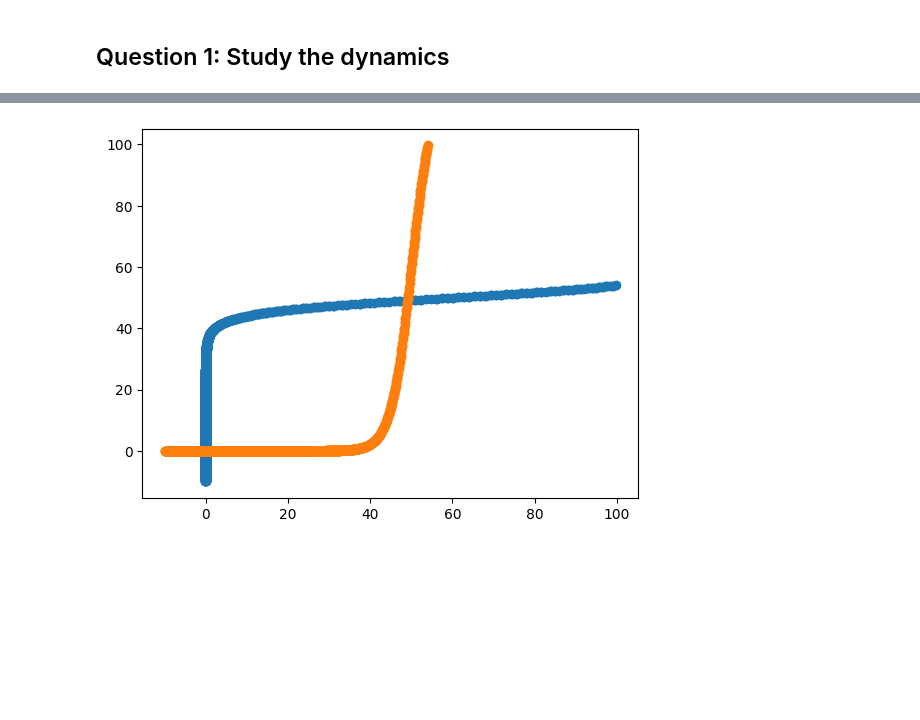
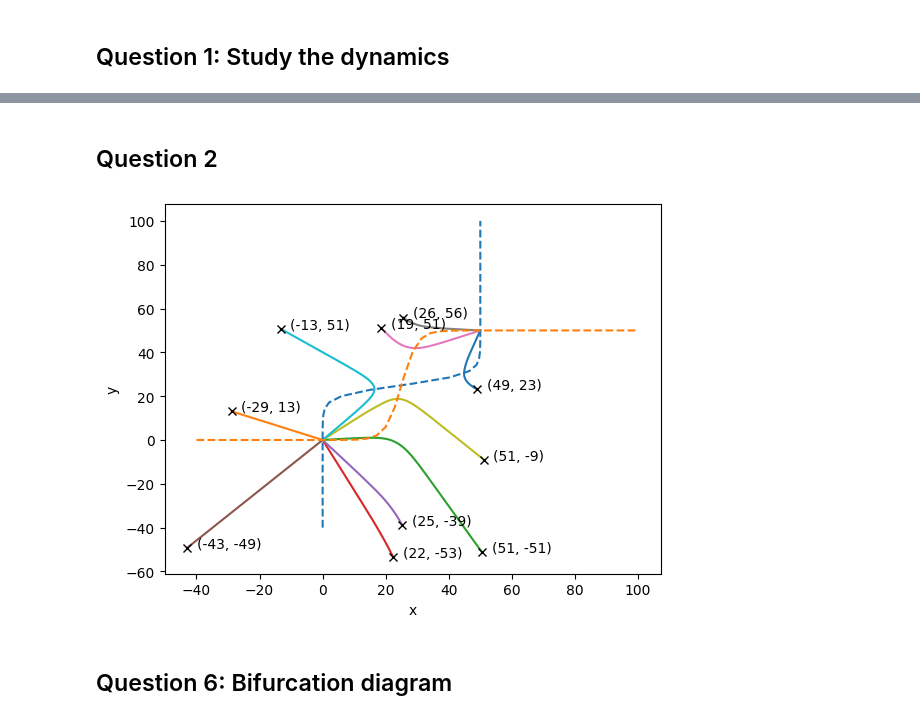
Before and after one commit to hgruniaux/NeuroScience, a Jupyter notebook: Set 3/homework3_part2.ipynb, the cells around one changed output, grey strips where cells are left out. Saved outputs shown, nothing was run; the diff lists cells and outputs as text; code cells hidden in the pictures; blank space fills up the shorter version.

```diff
--- a/Set 3/homework3_part2.ipynb
+++ b/Set 3/homework3_part2.ipynb
@@ -40,20 +51,31 @@ plt.show()
-# %%
-epsilon = 0.1
-N = 1000
-zeros1_x, zeros2_x = [], []
-zeros1_y, zeros2_y = [], []
-for x in np.linspace(-10, 100, num=N):
-    for y in np.linspace(-10, 100, num=N):
-        f1 = -x + activation_function(omega_2 * y + I)
-        f2 = -y + activation_function(omega_2 * x + I)
-        if abs(f1) < epsilon:
-            zeros1_x.append(x)
-            zeros1_y.append(y)
-        if abs(f2) < epsilon:
-            zeros2_x.append(x)
-            zeros2_y.append(y)
-plt.scatter(zeros1_x, zeros1_y)
-plt.scatter(zeros2_x, zeros2_y)
-plt.show()
-# %% [output]
-[figure, removed]
+# %% [markdown]
+## Question 2
+# %%
+random_points = []
+for _ in range(10):
+    rand_x = np.random.uniform(-60, 60)
+    rand_y = np.random.uniform(-60, 60)
+    random_points.append((rand_x, rand_y))
+# %%
+t0, tf = 0, 10
+t = np.linspace(t0, tf, num=1000)
+for x0, y0 in random_points:
+    sol = solve_ivp(f, [t0, tf], [x0, y0], dense_output=True).sol(t)
+    plt.plot(sol[0], sol[1])
+    # TODO: Reuse same color as above plot
+    plt.plot([x0], [y0], 'x', color='black')
+    plt.annotate(f"({x0:.0f}, {y0:.0f})", (x0 + 3, y0))
+
+# Plot nulclines
+t = np.linspace(-40, 100)
+plt.plot(activation_function(omega_2 * t + I), t, '--')
+plt.plot(t, activation_function(omega_1 * t + I), '--')
+
+plt.xlabel("x")
+plt.ylabel("y")
+plt.savefig("figures/part2_state_space.svg")
+plt.show()
+# %% [output]
+[figure, added]
+# %% [markdown]
+## Question 6: Bifurcation diagram
```
Also changed, not shown: parts of 1 cell of this notebook, 4 other files.
